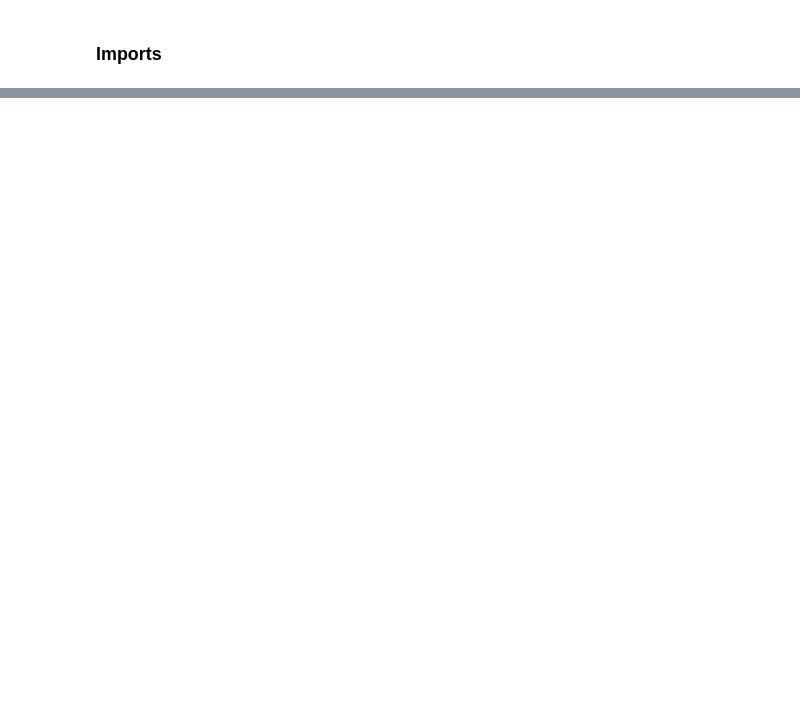
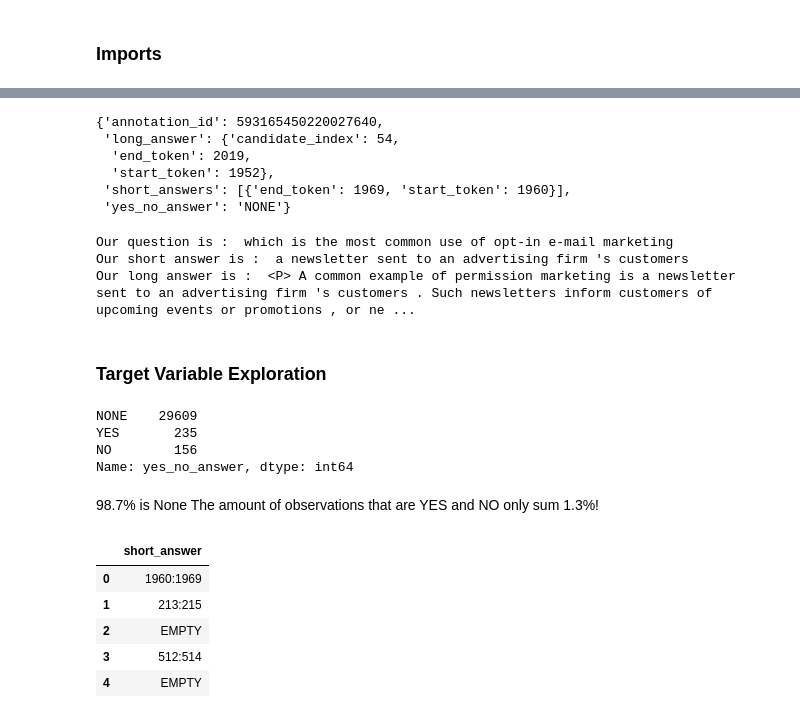
Before and after one commit to jason-osajima/kaggle-competitions, a Jupyter notebook: tfqa/notebooks/data-exploration.ipynb, the cells around one changed output, grey strips where cells are left out. Cells and saved outputs as stored; diff of their text form; code cells hidden in the pictures; blank space fills up the shorter version.

```diff
--- a/tfqa/notebooks/data-exploration.ipynb
+++ b/tfqa/notebooks/data-exploration.ipynb
@@ -56,0 +151,79 @@ train.head()
+# %%
+annotations_0 = train['annotations'][0][0]
+annotations_0
+# %% [output]
+{'annotation_id': 593165450220027640,
+ 'long_answer': {'candidate_index': 54,
+  'end_token': 2019,
+  'start_token': 1952},
+ 'short_answers': [{'end_token': 1969, 'start_token': 1960}],
+ 'yes_no_answer': 'NONE'}
+# %%
+print('Our question is : ', question_text_0)
+print('Our short answer is : ', " ".join(document_text_0[annotations_0['short_answers'][0]['start_token']:annotations_0['short_answers'][0]['end_token']]))
+print('Our long answer is : ', " ".join(document_text_0[annotations_0['long_answer']['start_token']:annotations_0['long_answer']['end_token']]))
+# %% [output]
+Our question is :  which is the most common use of opt-in e-mail marketing
+Our short answer is :  a newsletter sent to an advertising firm 's customers
+Our long answer is :  <P> A common example of permission marketing is a newsletter sent to an advertising firm 's customers . Such newsletters inform customers of upcoming events or promotions , or ne ...
+# %% [markdown]
+### Target Variable Exploration
+# %%
+yes_no_answer = []
+for i in range(len(train)):
+    yes_no_answer.append(train['annotations'][i][0]['yes_no_answer'])
+yes_no_answer = pd.DataFrame({'yes_no_answer': yes_no_answer})
+# %%
+yes_no_answer['yes_no_answer'].value_counts()
+# %% [output]
+NONE    29609
+YES       235
+NO        156
+Name: yes_no_answer, dtype: int64
+# %% [markdown]
+98.7% is None
+The amount of observations that are YES and NO only sum 1.3%!
+# %%
+# this function extract the short answers and fill a dataframe
+def extract_target_variable(df, short = True):
+    if short:
+        short_answer = []
+        for i in range(len(df)):
+            short = df['annotations'][i][0]['short_answers']
+            if short == []:
+                yes_no = df['annotations'][i][0]['yes_no_answer']
+                if yes_no == 'NO' or yes_no == 'YES':
+                    short_answer.append(yes_no)
+                else:
+                    short_answer.append('EMPTY')
+            else:
+                short = short[0]
+                st = short['start_token']
+                et = short['end_token']
+                start_end = "{st}:{et}".format(st=st, et=et)
+                short_answer.append(start_end)
+        short_answer = pd.DataFrame({'short_answer': short_answer})
+        return short_answer
+    else:
+        long_answer = []
+        for i in range(len(df)):
+            long = df['annotations'][i][0]['long_answer']
+            if long['start_token'] == -1:
+                long_answer.append('EMPTY')
+            else:
+                st = long['start_token']
+                et = long['end_token']
+                start_end = "{st}:{et}".format(st=st, et=et)
+                long_answer.append(start_end)
+        long_answer = pd.DataFrame({'long_answer': long_answer})
+        return long_answer
+
+short_answer = extract_target_variable(train)
+short_answer.head()
+# %% [output]
+|  | short_answer |
+| 0 | 1960:1969 |
+| 1 | 213:215 |
+| 2 | EMPTY |
+| 3 | 512:514 |
+| 4 | EMPTY |
```
Also changed, not shown: parts of 21 cells of this notebook.
